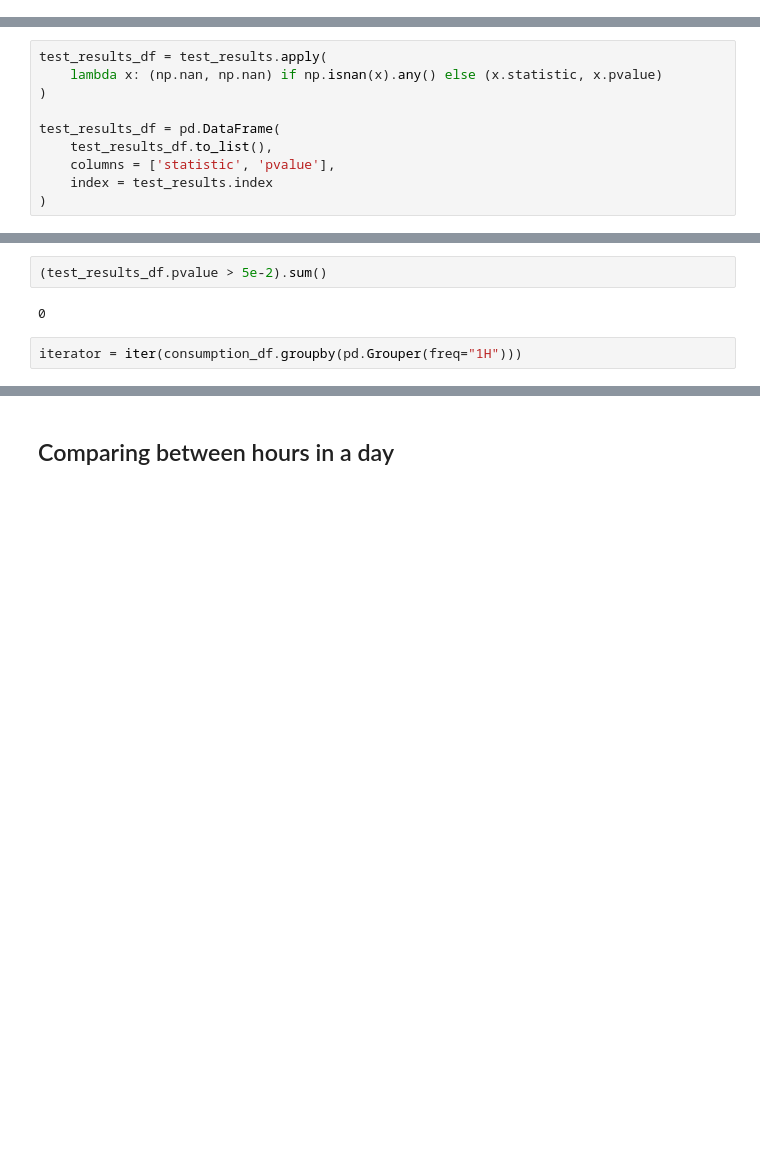
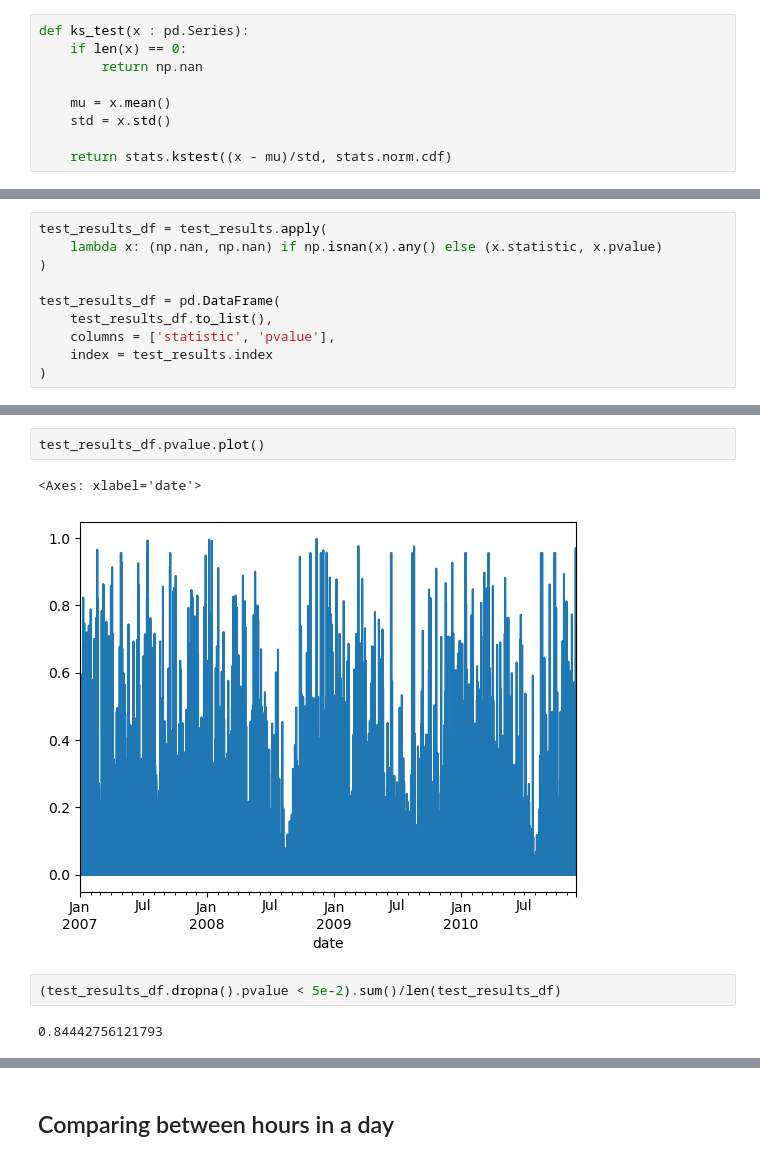
Before and after one commit to sabrinasartori/project-INF442, a Jupyter notebook: notebooks/05-hourly_distribution..ipynb, the cells around one changed output, grey strips where cells are left out. Cells and saved outputs as stored; diff of their text form; blank space fills up the shorter version.

```diff
--- a/notebooks/05-hourly_distribution..ipynb
+++ b/notebooks/05-hourly_distribution..ipynb
@@ -60,6 +63,15 @@ consumption_df.head()
 | 2007-01-01 00:04:00 | 2.554 | 0.100 | 241.98 | 10.4 | 0.0 | 0.0 | ... |
 # %% [markdown]
 ### Normality test
+# %%
+def ks_test(x : pd.Series):
+    if len(x) == 0:
+        return np.nan
+
+    mu = x.mean()
+    std = x.std()
+
+    return stats.kstest((x - mu)/std, stats.norm.cdf)
 # %%
 test_results = consumption_df['global_active_power']\
     .groupby(pd.Grouper(freq="1H"))\
@@ -100,6 +112,9 @@ test_results_df.pvalue.max(), test_results_df.pvalue.argmax()
+# %%
+test_results_df.pvalue.plot()
+# %% [output]
+<Axes: xlabel='date'>
+[figure, added]
 # %%
-(test_results_df.pvalue > 5e-2).sum()
+(test_results_df.dropna().pvalue < 5e-2).sum()/len(test_results_df)
 # %% [output]
-0
+0.84442756121793
-# %%
-iterator = iter(consumption_df.groupby(pd.Grouper(freq="1H")))
```
Also changed, not shown: parts of 15 cells of this notebook, 8 other files.
